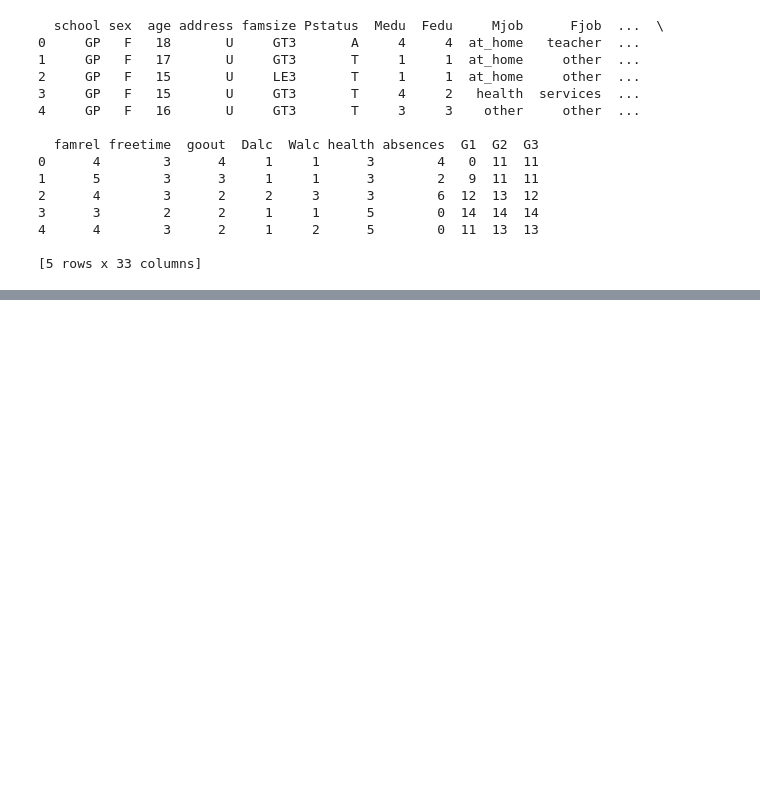
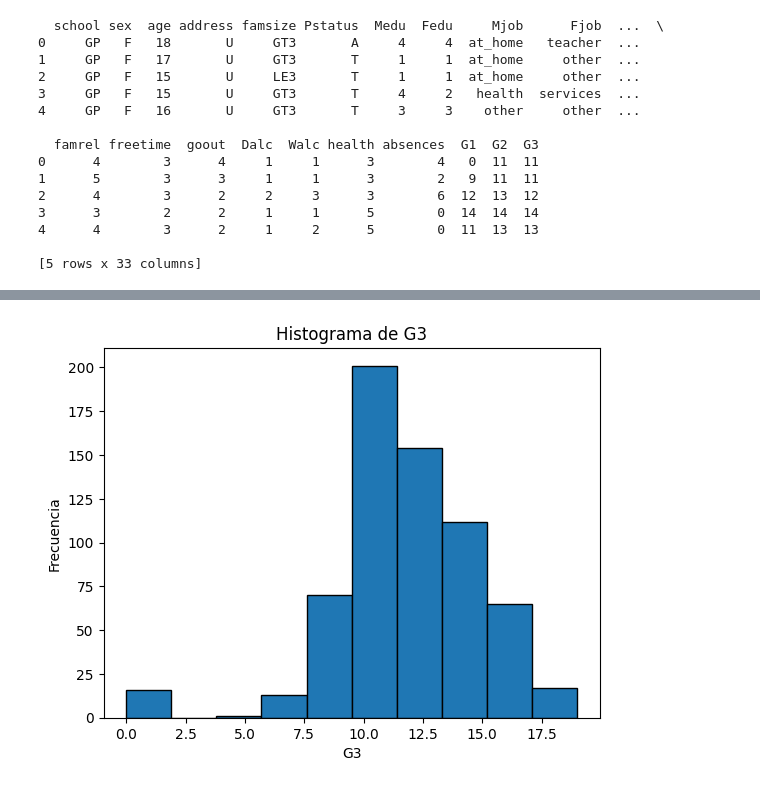
Before and after one commit to Tumup/estadistica, a Jupyter notebook: ESTADISTICA/analisis.ipynb, the cells around one changed output, grey strips where cells are left out. Cells and saved outputs as stored; diff of their text form; code cells hidden in the pictures; blank space fills up the shorter version.

```diff
--- a/ESTADISTICA/analisis.ipynb
+++ b/ESTADISTICA/analisis.ipynb
@@ -40,3 +40,14 @@ df.describe()
 | 50% | 17.000000 | 2.000000 | 2.000000 | 1.000000 | 2.000000 | 0.000000 | 4.000000 | 3.000000 | 3.000000 | 1.000000 | ... |
 | 75% | 18.000000 | 4.000000 | 3.000000 | 2.000000 | 2.000000 | 0.000000 | 5.000000 | 4.000000 | 4.000000 | 2.000000 | ... |
 | max | 22.000000 | 4.000000 | 4.000000 | 4.000000 | 4.000000 | 3.000000 | 5.000000 | 5.000000 | 5.000000 | 5.000000 | ... |
+# %%
+variable_of_interest = 'G3'
+
+# Crea el histograma
+plt.hist(df[variable_of_interest], bins=10, edgecolor='black')  # Puedes ajustar el número de bins según sea necesario
+plt.title(f'Histograma de {variable_of_interest}')
+plt.xlabel(variable_of_interest)
+plt.ylabel('Frecuencia')
+plt.show()
+# %% [output]
+[figure, added]
```
Also changed, not shown: parts of 3 cells of this notebook.
